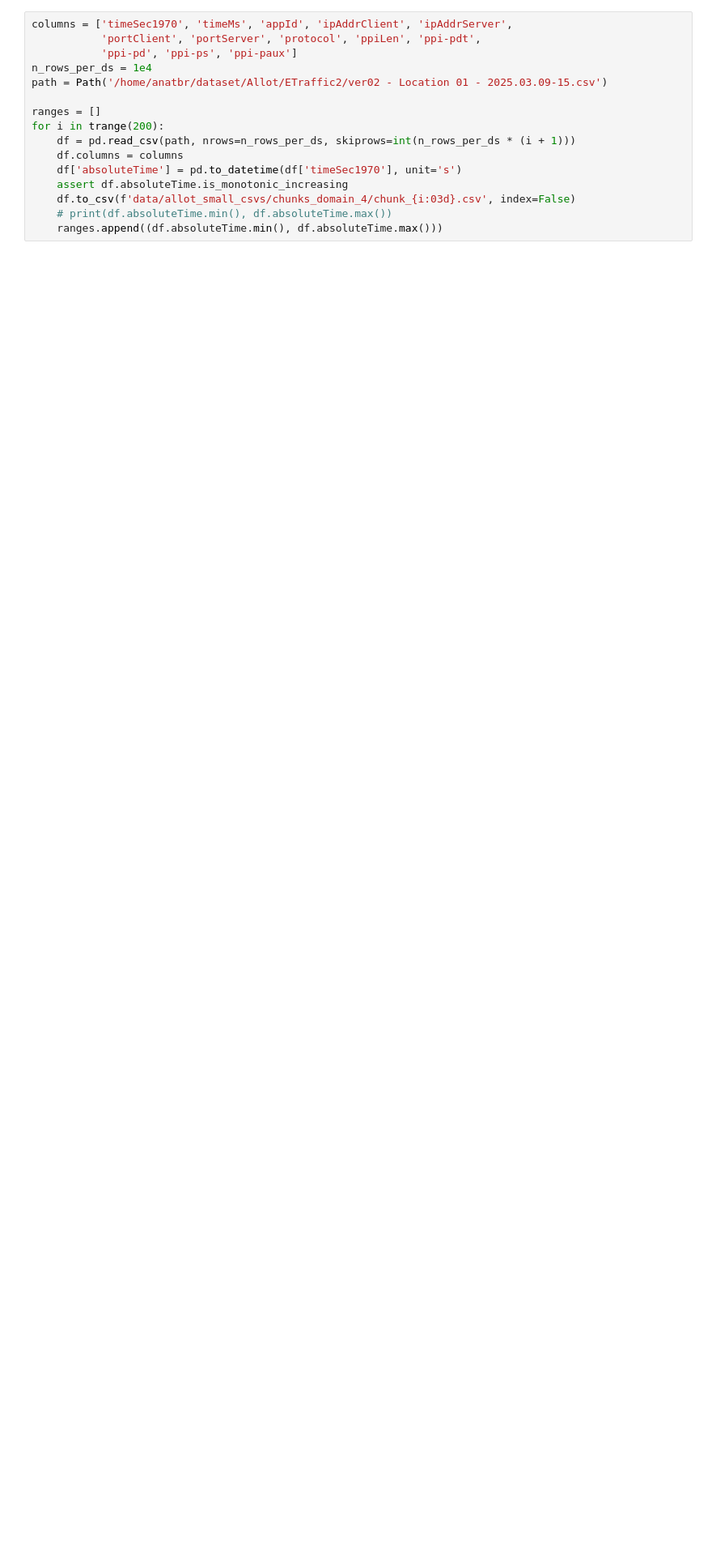
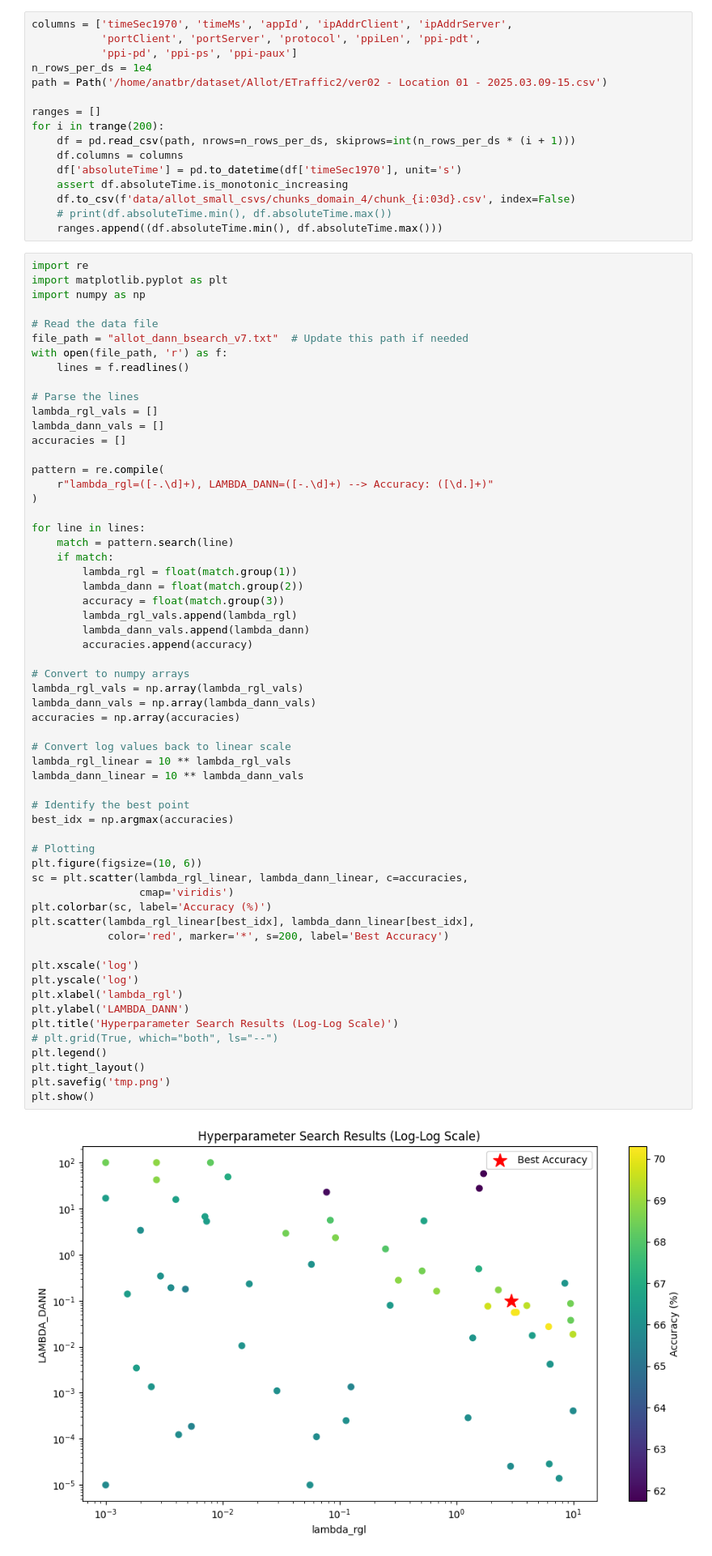
Before and after one commit to NoamSC/DA4ETC, a Jupyter notebook: random.ipynb, the cells around one changed output. Shown at 81% size. Saved outputs shown, nothing was run; the diff lists cells and outputs as text; blank space fills up the shorter version.

```diff
--- a/random.ipynb
+++ b/random.ipynb
@@ -290,3 +406,64 @@ for i in trange(200):
     df.to_csv(f'data/allot_small_csvs/chunks_domain_4/chunk_{i:03d}.csv', index=False)
     # print(df.absoluteTime.min(), df.absoluteTime.max())
     ranges.append((df.absoluteTime.min(), df.absoluteTime.max()))
+# %%
+import re
+import matplotlib.pyplot as plt
+import numpy as np
+
+# Read the data file
+file_path = "allot_dann_bsearch_v7.txt"  # Update this path if needed
+with open(file_path, 'r') as f:
+    lines = f.readlines()
+
+# Parse the lines
+lambda_rgl_vals = []
+lambda_dann_vals = []
+accuracies = []
+
+pattern = re.compile(
+    r"lambda_rgl=([-.\d]+), LAMBDA_DANN=([-.\d]+) --> Accuracy: ([\d.]+)"
+)
+
+for line in lines:
+    match = pattern.search(line)
+    if match:
+        lambda_rgl = float(match.group(1))
+        lambda_dann = float(match.group(2))
+        accuracy = float(match.group(3))
+        lambda_rgl_vals.append(lambda_rgl)
+        lambda_dann_vals.append(lambda_dann)
+        accuracies.append(accuracy)
+
+# Convert to numpy arrays
+lambda_rgl_vals = np.array(lambda_rgl_vals)
+lambda_dann_vals = np.array(lambda_dann_vals)
+accuracies = np.array(accuracies)
+
+# Convert log values back to linear scale
+lambda_rgl_linear = 10 ** lambda_rgl_vals
+lambda_dann_linear = 10 ** lambda_dann_vals
+
+# Identify the best point
+best_idx = np.argmax(accuracies)
+
+# Plotting
+plt.figure(figsize=(10, 6))
+sc = plt.scatter(lambda_rgl_linear, lambda_dann_linear, c=accuracies,
+                 cmap='viridis')
+plt.colorbar(sc, label='Accuracy (%)')
+plt.scatter(lambda_rgl_linear[best_idx], lambda_dann_linear[best_idx],
+            color='red', marker='*', s=200, label='Best Accuracy')
+
+plt.xscale('log')
+plt.yscale('log')
+plt.xlabel('lambda_rgl')
+plt.ylabel('LAMBDA_DANN')
+plt.title('Hyperparameter Search Results (Log-Log Scale)')
+# plt.grid(True, which="both", ls="--")
+plt.legend()
+plt.tight_layout()
+plt.savefig('tmp.png')
+plt.show()
+# %% [output]
+[figure, added]
```
Also changed, not shown: parts of 22 cells of this notebook, 5 other files.
